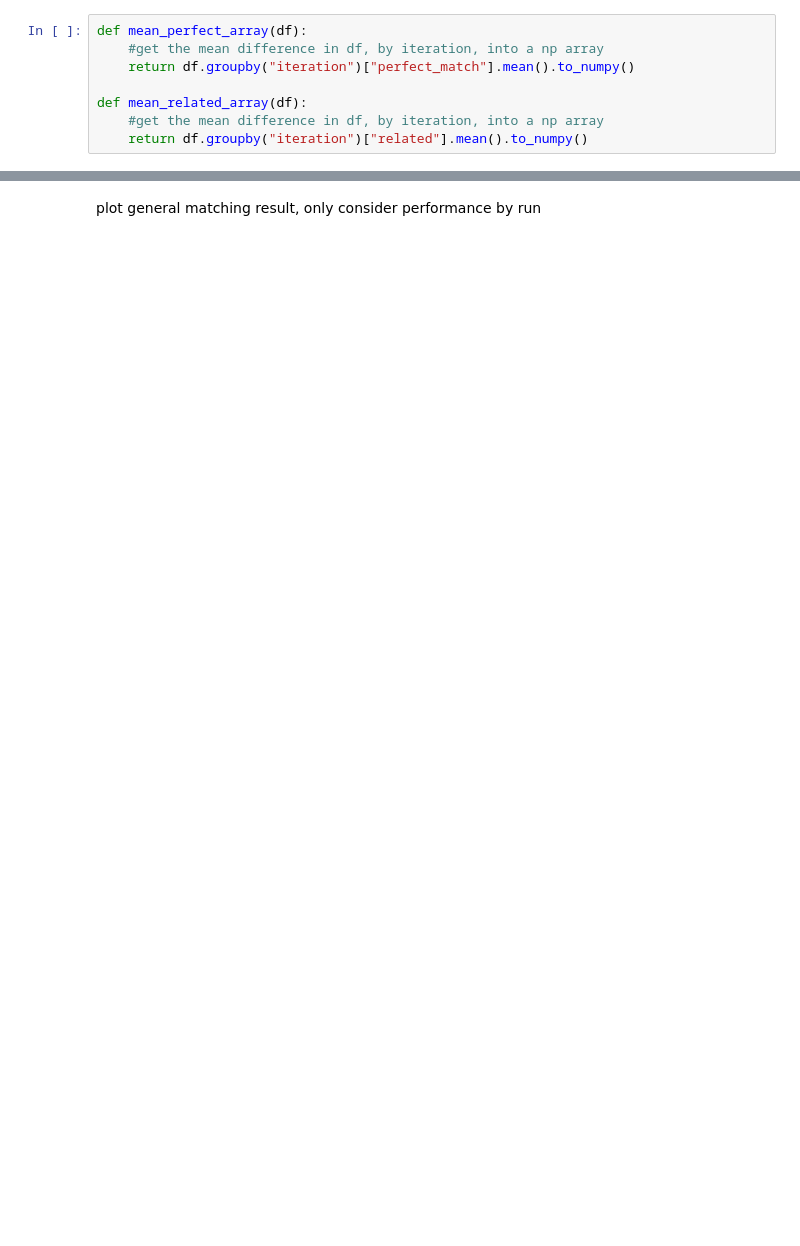
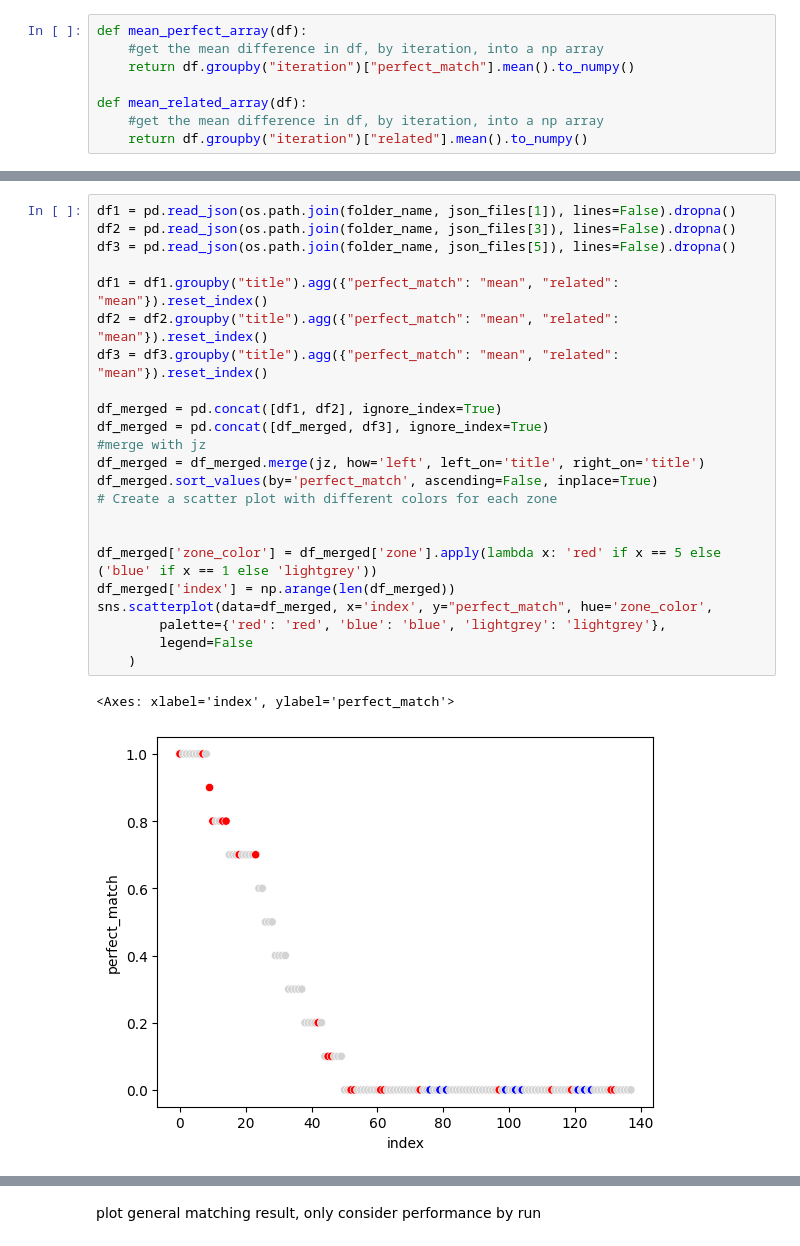
Before and after one commit to Segtanof/Teapot, a Jupyter notebook: 1_ job_match_analysis.ipynb, the cells around one changed output, grey strips where cells are left out. Saved outputs shown, nothing was run; the diff lists cells and outputs as text; blank space fills up the shorter version.

```diff
--- a/1_ job_match_analysis.ipynb
+++ b/1_ job_match_analysis.ipynb
@@ -73,0 +165,26 @@ print(related_array_list)
+# %%
+df1 = pd.read_json(os.path.join(folder_name, json_files[1]), lines=False).dropna()
+df2 = pd.read_json(os.path.join(folder_name, json_files[3]), lines=False).dropna()
+df3 = pd.read_json(os.path.join(folder_name, json_files[5]), lines=False).dropna()
+
+df1 = df1.groupby("title").agg({"perfect_match": "mean", "related": "mean"}).reset_index()
+df2 = df2.groupby("title").agg({"perfect_match": "mean", "related": "mean"}).reset_index()
+df3 = df3.groupby("title").agg({"perfect_match": "mean", "related": "mean"}).reset_index()
+
+df_merged = pd.concat([df1, df2], ignore_index=True)
+df_merged = pd.concat([df_merged, df3], ignore_index=True)
+#merge with jz
+df_merged = df_merged.merge(jz, how='left', left_on='title', right_on='title')
+df_merged.sort_values(by='perfect_match', ascending=False, inplace=True)
+# Create a scatter plot with different colors for each zone
+
+
+df_merged['zone_color'] = df_merged['zone'].apply(lambda x: 'red' if x == 5 else ('blue' if x == 1 else 'lightgrey'))
+df_merged['index'] = np.arange(len(df_merged))
+sns.scatterplot(data=df_merged, x='index', y="perfect_match", hue='zone_color',
+        palette={'red': 'red', 'blue': 'blue', 'lightgrey': 'lightgrey'},
+        legend=False
+    )
+# %% [output]
+<Axes: xlabel='index', ylabel='perfect_match'>
+[figure, added]
```
Also changed, not shown: parts of 18 cells of this notebook, 18 other files.
